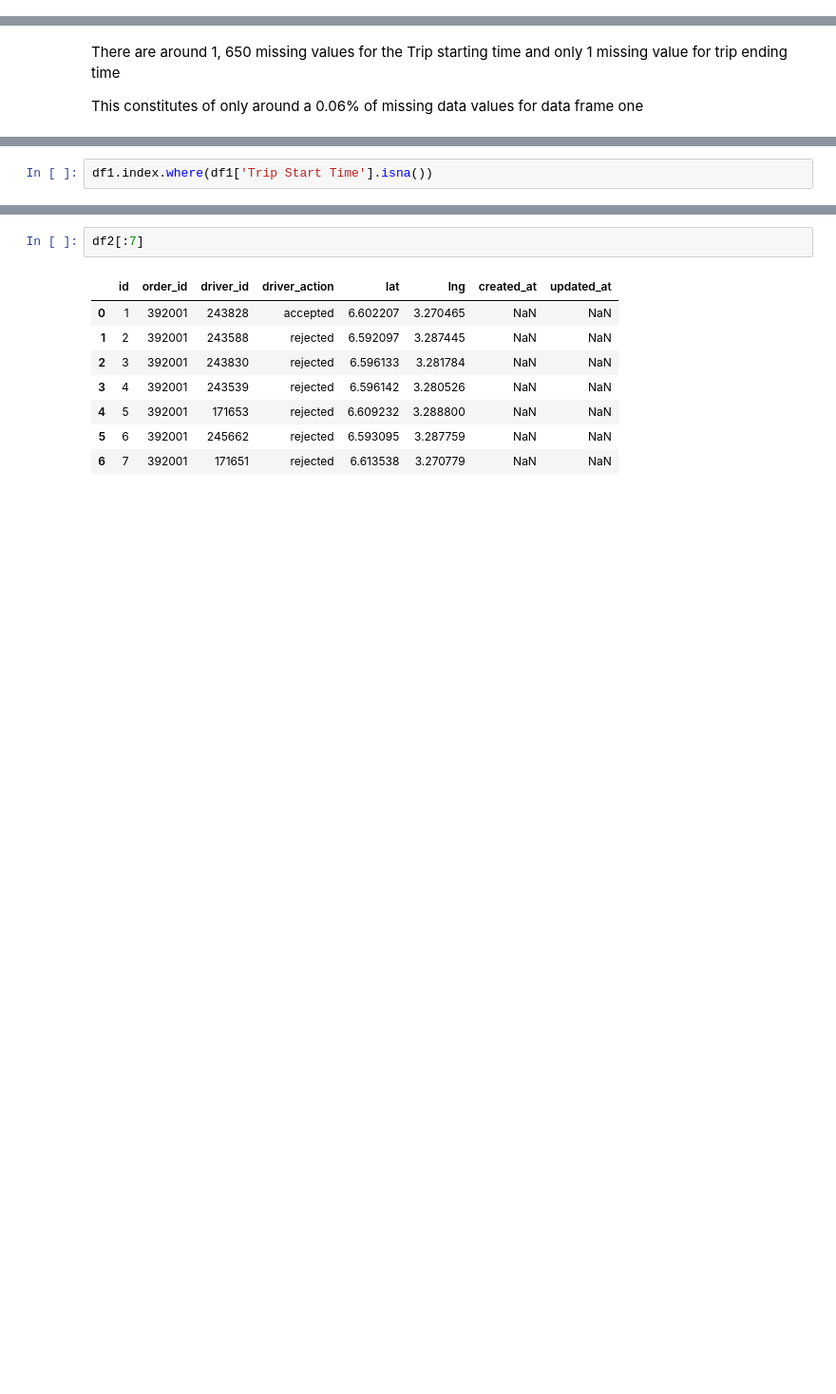
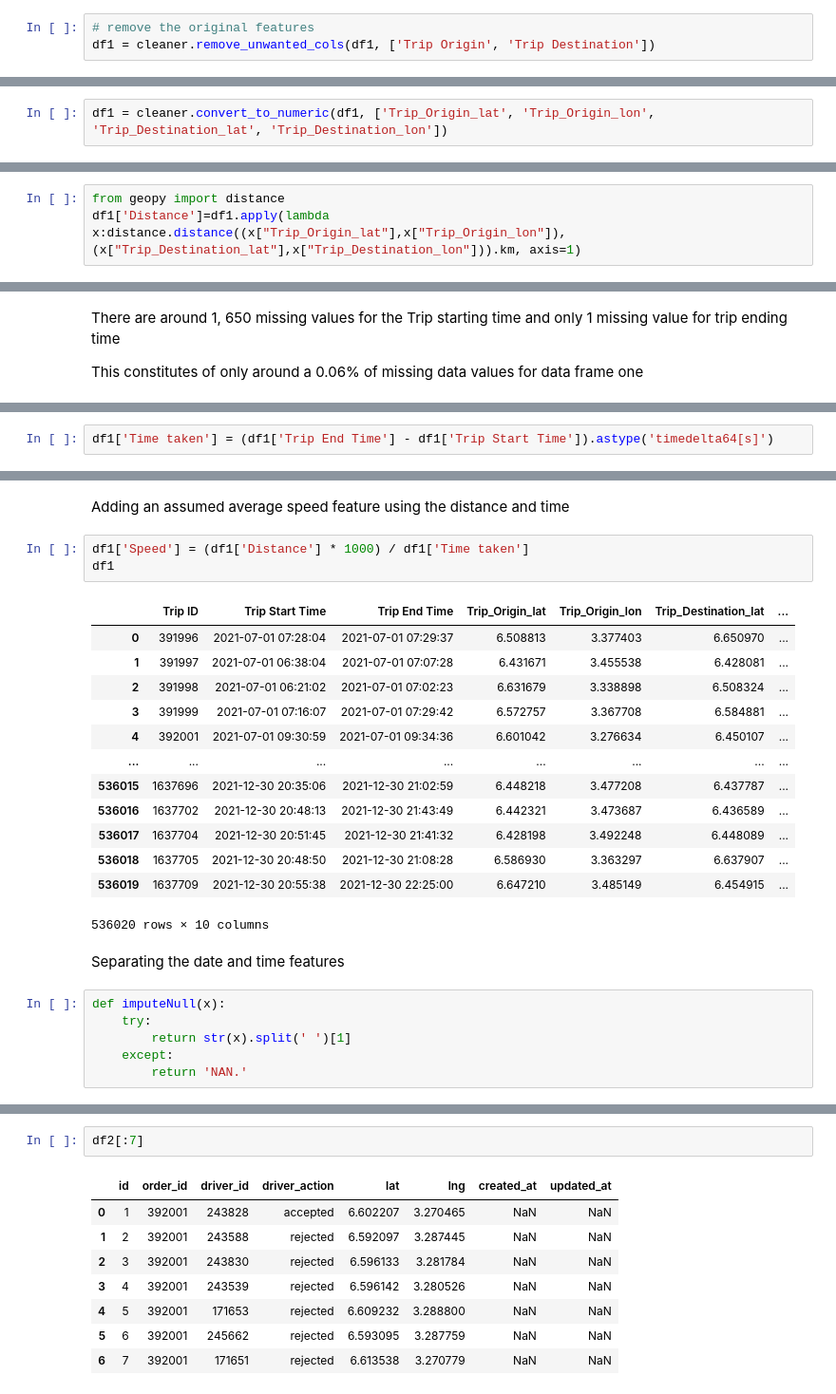
Before and after one commit to Fisseha-Estifanos/delivery_drivers, a Jupyter notebook: notebooks/eda.ipynb, the cells around one changed output, grey strips where cells are left out. Shown: that part at 95% size. Cells and saved outputs as stored; diff of their text form; blank space fills up the shorter version.

```diff
--- a/notebooks/eda.ipynb
+++ b/notebooks/eda.ipynb
@@ -139,0 +170,3 @@ Index(['Trip ID', 'Trip Origin', 'Trip Destination', 'Trip Start Time',
+# %%
+# remove the original features
+df1 = cleaner.remove_unwanted_cols(df1, ['Trip Origin', 'Trip Destination'])
@@ -139,0 +203,2 @@ Index(['Trip ID', 'Trip Origin', 'Trip Destination', 'Trip Start Time',
+# %%
+df1 = cleaner.convert_to_numeric(df1, ['Trip_Origin_lat', 'Trip_Origin_lon', 'Trip_Destination_lat', 'Trip_Destination_lon'])
@@ -139,0 +238,3 @@ Index(['Trip ID', 'Trip Origin', 'Trip Destination', 'Trip Start Time',
+# %%
+from geopy import distance
+df1['Distance']=df1.apply(lambda x:distance.distance((x["Trip_Origin_lat"],x["Trip_Origin_lon"]), (x["Trip_Destination_lat"],x["Trip_Destination_lon"])).km, axis=1)
@@ -162,2 +312,2 @@ numpy.ndarray
 # %%
-df1.index.where(df1['Trip Start Time'].isna())
+df1['Time taken'] = (df1['Trip End Time'] - df1['Trip Start Time']).astype('timedelta64[s]')
@@ -175,0 +325,27 @@ KeyError: 'Trip Start Time'
+# %% [markdown]
+Adding an assumed average speed feature using the distance and time
+# %%
+df1['Speed'] = (df1['Distance'] * 1000) / df1['Time taken']
+df1
+# %% [output]
+|  | Trip ID | Trip Start Time | Trip End Time | Trip_Origin_lat | Trip_Origin_lon | Trip_Destination_lat | ... |
+| 0 | 391996 | 2021-07-01 07:28:04 | 2021-07-01 07:29:37 | 6.508813 | 3.377403 | 6.650970 | ... |
+| 1 | 391997 | 2021-07-01 06:38:04 | 2021-07-01 07:07:28 | 6.431671 | 3.455538 | 6.428081 | ... |
+| 2 | 391998 | 2021-07-01 06:21:02 | 2021-07-01 07:02:23 | 6.631679 | 3.338898 | 6.508324 | ... |
+| 3 | 391999 | 2021-07-01 07:16:07 | 2021-07-01 07:29:42 | 6.572757 | 3.367708 | 6.584881 | ... |
+| 4 | 392001 | 2021-07-01 09:30:59 | 2021-07-01 09:34:36 | 6.601042 | 3.276634 | 6.450107 | ... |
+| ... | ... | ... | ... | ... | ... | ... | ... |
+| 536015 | 1637696 | 2021-12-30 20:35:06 | 2021-12-30 21:02:59 | 6.448218 | 3.477208 | 6.437787 | ... |
+| 536016 | 1637702 | 2021-12-30 20:48:13 | 2021-12-30 21:43:49 | 6.442321 | 3.473687 | 6.436589 | ... |
+| 536017 | 1637704 | 2021-12-30 20:51:45 | 2021-12-30 21:41:32 | 6.428198 | 3.492248 | 6.448089 | ... |
+| 536018 | 1637705 | 2021-12-30 20:48:50 | 2021-12-30 21:08:28 | 6.586930 | 3.363297 | 6.637907 | ... |
+| 536019 | 1637709 | 2021-12-30 20:55:38 | 2021-12-30 22:25:00 | 6.647210 | 3.485149 | 6.454915 | ... |
+536020 rows × 10 columns
+# %% [markdown]
+Separating the date and time features
+# %%
+def imputeNull(x):
+    try:
+        return str(x).split(' ')[1]
+    except:
+        return 'NAN.'
```
Also changed, not shown: parts of 44 cells of this notebook.
